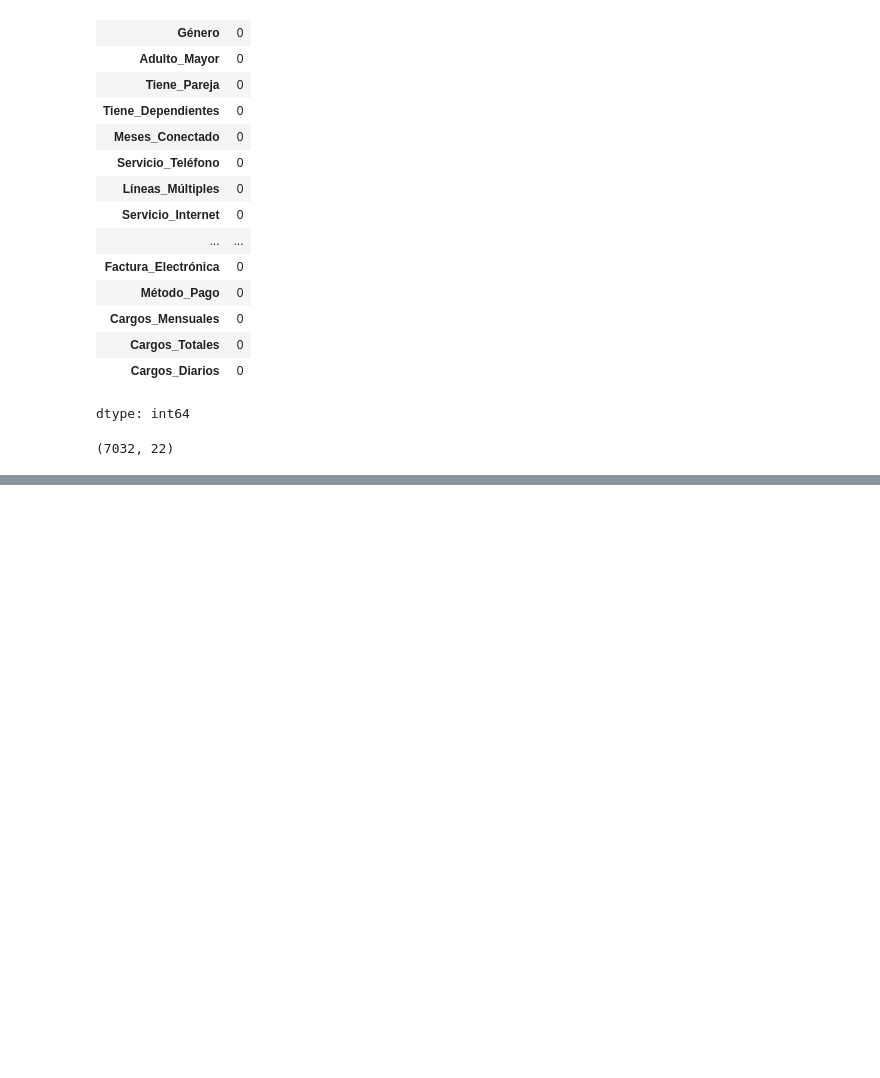
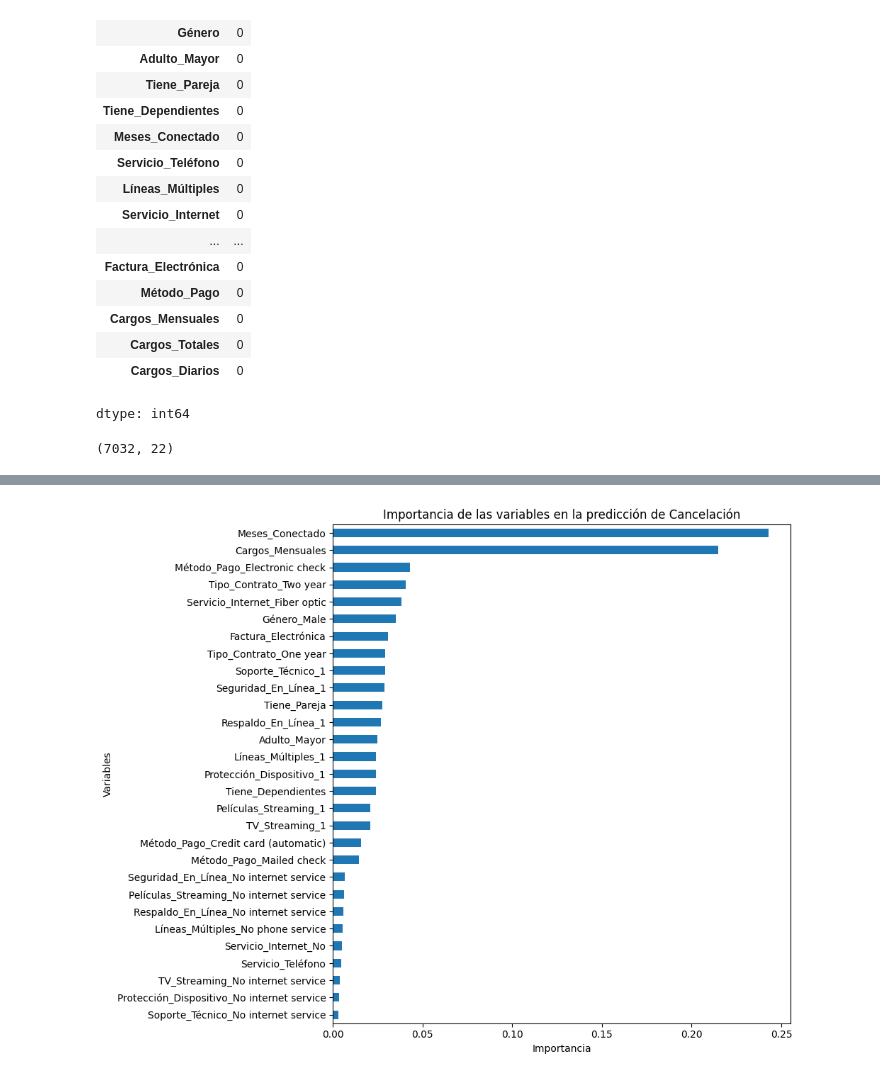
Before and after one commit to r2x4/challenge-final, a Jupyter notebook: challenge_final.ipynb, the cells around one changed output, grey strips where cells are left out. Drawn from its saved outputs; the diff is of its cells as text; code cells hidden in the pictures; blank space fills up the shorter version.

```diff
--- a/challenge_final.ipynb
+++ b/challenge_final.ipynb
@@ -103,0 +176,21 @@ datos.sample(4)
+# %%
+y = datos_ml['Cancelación']
+X = datos_ml.drop(columns=['Cancelación'])
+# %%
+X = pd.get_dummies(X, drop_first=True)
+# %%
+from sklearn.model_selection import train_test_split
+from sklearn.ensemble import RandomForestClassifier
+from sklearn.metrics import classification_report, confusion_matrix
+
+# División de datos
+X_train, X_test, y_train, y_test = train_test_split(X, y, test_size=0.3, random_state=42)
+
+# Modelo
+modelo = RandomForestClassifier(n_estimators=100, random_state=42)
+modelo.fit(X_train, y_train)
+
+# Evaluación
+y_pred = modelo.predict(X_test)
+print(confusion_matrix(y_test, y_pred))
+print(classification_report(y_test, y_pred))
@@ -103,0 +208,20 @@ datos.sample(4)
+# %%
+import matplotlib.pyplot as plt
+import pandas as pd
+
+# Crear Series con la importancia de las variables
+importancias = pd.Series(modelo.feature_importances_, index=X.columns)
+
+# Ordenar de mayor a menor importancia
+importancias_ordenadas = importancias.sort_values(ascending=True)
+
+# Graficar en horizontal
+plt.figure(figsize=(10, 8))
+importancias_ordenadas.plot(kind='barh')
+plt.title('Importancia de las variables en la predicción de Cancelación')
+plt.xlabel('Importancia')
+plt.ylabel('Variables')
+plt.tight_layout()
+plt.show()
+# %% [output]
+[figure, added]
```
Also changed, not shown: parts of 12 cells of this notebook.
